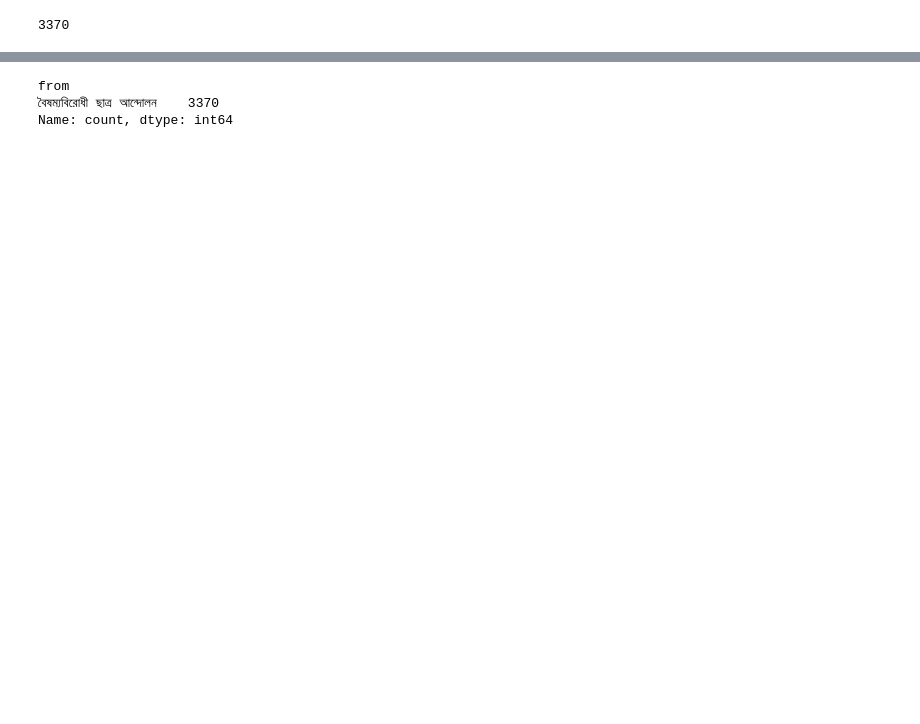
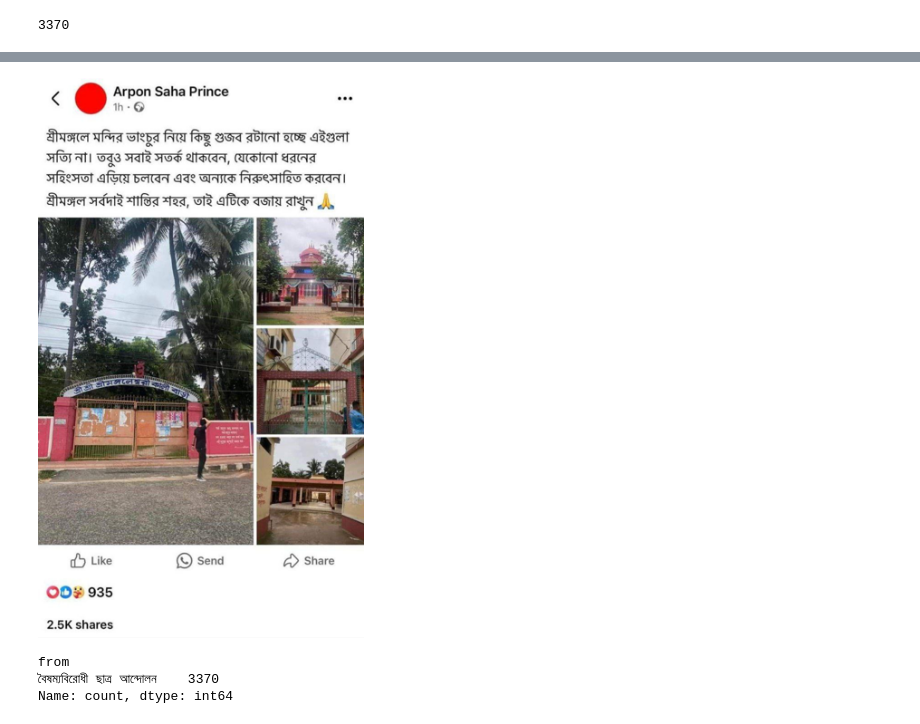
Before and after one commit to AhmedFahim-git/july_analysis, a Jupyter notebook: analysis_students_against_discrimination.ipynb, the cells around one changed output, grey strips where cells are left out. Drawn from its saved outputs; the diff is of its cells as text; code cells hidden in the pictures; blank space fills up the shorter version.

```diff
--- a/analysis_students_against_discrimination.ipynb
+++ b/analysis_students_against_discrimination.ipynb
@@ -213,0 +264,5 @@ len(result_df_subset)
+# %%
+from PIL import Image, ImageOps
+
+# img = Image.open(result_df['image_address'].iloc[5])
+img = Image.open('sup/StudentsAgainstDiscrimination/photos/photo_2008@05-08-2024_23-24-29.jpg')
@@ -214,3 +282,7 @@ len(result_df_subset)
+# %%
+ImageOps.scale(img, 0.5)
+# %% [output]
+[figure, added]
 # %%
 result_df_subset['from'].value_counts()
 # %% [output]
```
Also changed, not shown: parts of 35 cells of this notebook, 5 other files.
